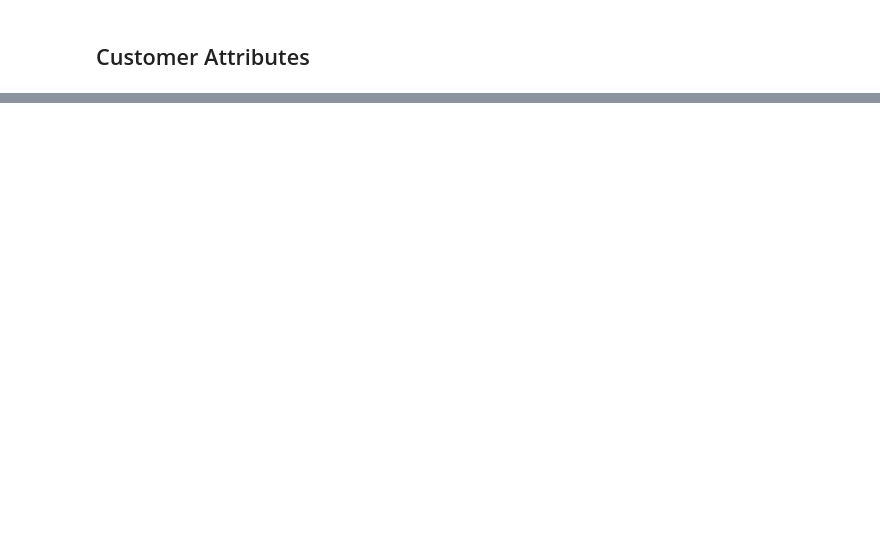
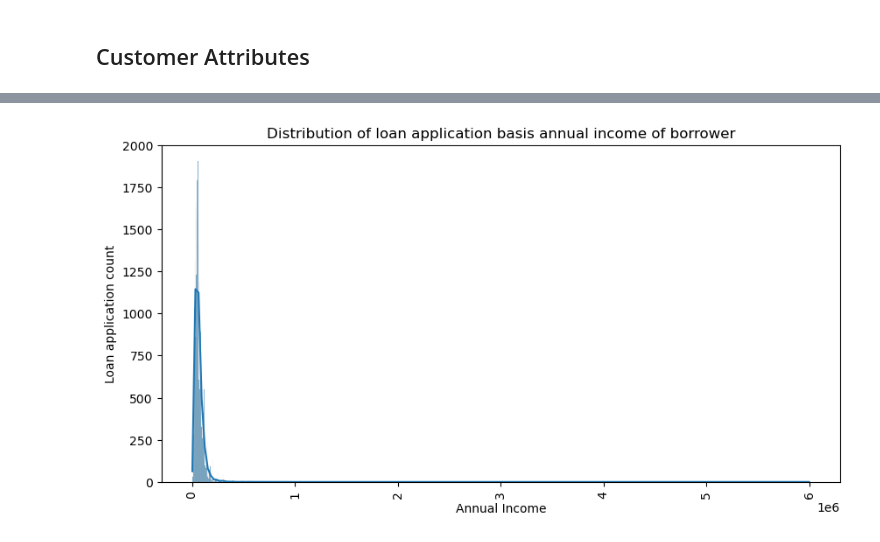
Before and after one commit to arijeetsaha/Lending_Club_Case_Study, a Jupyter notebook: Arijeet.ipynb, the cells around one changed output, grey strips where cells are left out. Saved outputs shown, nothing was run; the diff lists cells and outputs as text; code cells hidden in the pictures; blank space fills up the shorter version.

```diff
--- a/Arijeet.ipynb
+++ b/Arijeet.ipynb
@@ -181,0 +248,11 @@ Index(['addr_state', 'annual_inc', 'collection_recovery_fee', 'delinq_2yrs',
+# %%
+# Custom method to draw histogram
+
+def histogram(df, xlabel, ylabel, title,xattr,yattr=None, isKDE=True, hue=None, hue_order=None, bins=None):
+    plt.figure(figsize=(10,5))
+    sns.histplot(data=df, x=xattr, y=yattr,kde=isKDE, hue=hue, hue_order=hue_order, bins=bins)
+    plt.xticks(rotation=90)
+    plt.xlabel(xlabel)
+    plt.ylabel(ylabel)
+    plt.title(title)
+    plt.show()
@@ -246,0 +428,4 @@ plt.show()
+# %%
+histogram(df_clean, "annual_inc","Annual Income","Loan application count", "Distribution of loan application basis annual income of borrower")
+# %% [output]
+[figure, added]
```
Also changed, not shown: parts of 174 cells of this notebook.
